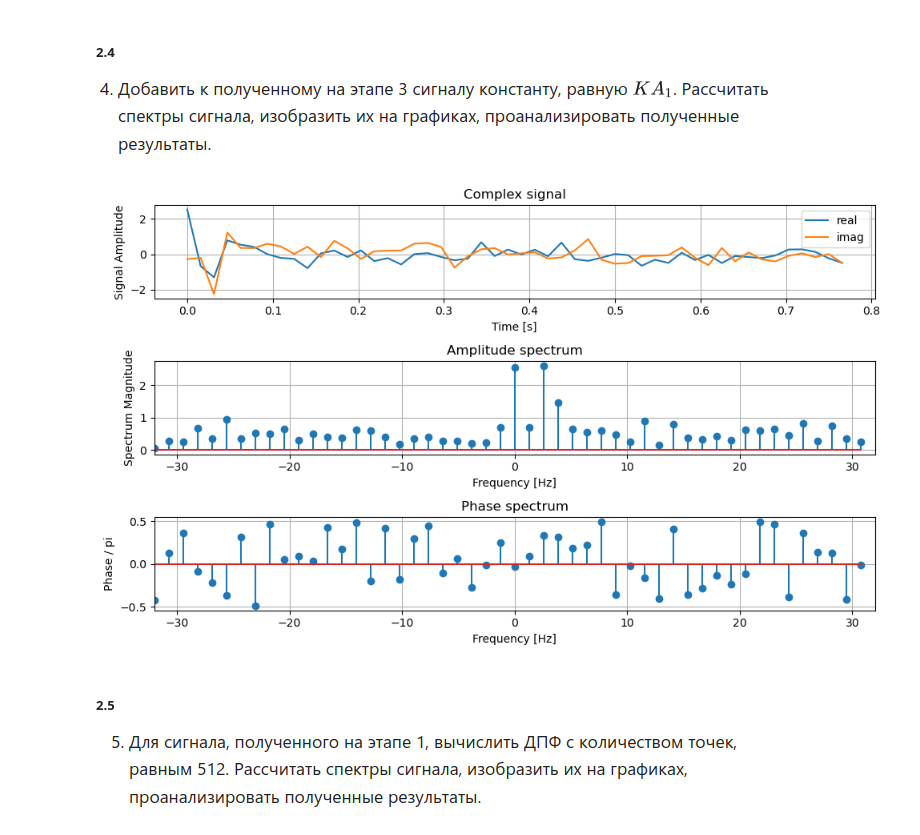
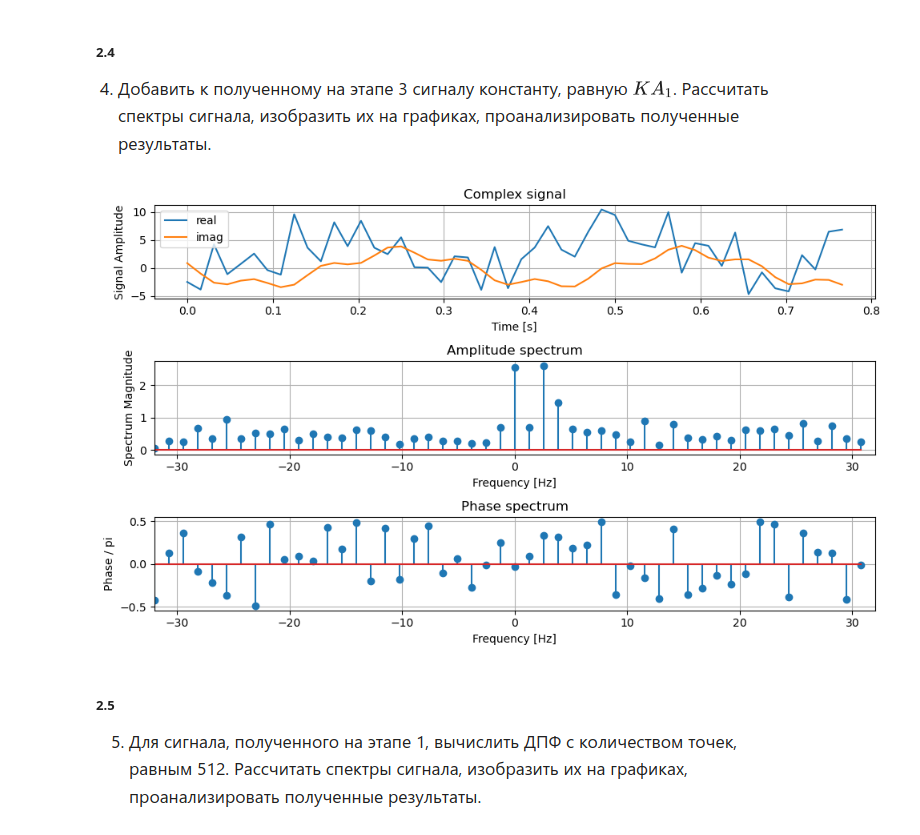
Before and after one commit to Jrvvv/dsp-miet, a Jupyter notebook: P02/PL02.ipynb, the cells around one changed output. Cells and saved outputs as stored; diff of their text form; code cells hidden in the pictures.

```diff
--- a/P02/PL02.ipynb
+++ b/P02/PL02.ipynb
@@ -299,36 +305,39 @@ P_imm = np.arctan(np.imag(NOISE_imm_2) / (np.real(NOISE_imm_2)+1e-6));
 
 # Отображение группами (subplot)
 fig, axes = plt.subplots(nrows=3, ncols=1, figsize=(10, 6))
 
 x = NOISE_imm_2
 A = A_imm
 P = P_imm
 
 Title = 'Complex signal'
-axes[0].plot(t, np.real(x), label='real')
-axes[0].plot(t, np.imag(x), label='imag')
+axes[0].plot(t, np.real(noise_imm_2), label='real')
+axes[0].plot(t, np.imag(noise_imm_2), label='imag')
+# ?? maybe this version ??
+# axes[0].plot(t, np.real(x), label='real')
+# axes[0].plot(t, np.imag(x), label='imag')
 axes[0].grid(True)
 axes[0].set_xlabel('Time [s]')
 axes[0].set_ylabel('Signal Amplitude')
 axes[0].legend()
 axes[0].title.set_text(Title)
 axes[1].stem(f, A)
 axes[1].grid(True)
 axes[1].set_xlabel('Frequency [Hz]')
 axes[1].set_ylabel('Spectrum Magnitude')
 axes[1].set_xlim(-fs/2, fs/2)
 axes[1].title.set_text('Amplitude spectrum')
 axes[2].stem(f, P / np.pi)
 axes[2].grid(True)
 axes[2].set_xlabel('Frequency [Hz]')
 axes[2].set_ylabel('Phase / pi')
 axes[2].set_xlim(-fs/2, fs/2)
 axes[2].title.set_text('Phase spectrum')
 
 fig.tight_layout()
 plt.show()
 # %% [output]
-[figure, old version]
+[figure, new version]
 # %% [markdown]
 ##### 2.5
 ![image.png](attachment:image.png)
```
Also changed, not shown: parts of 12 cells of this notebook.
